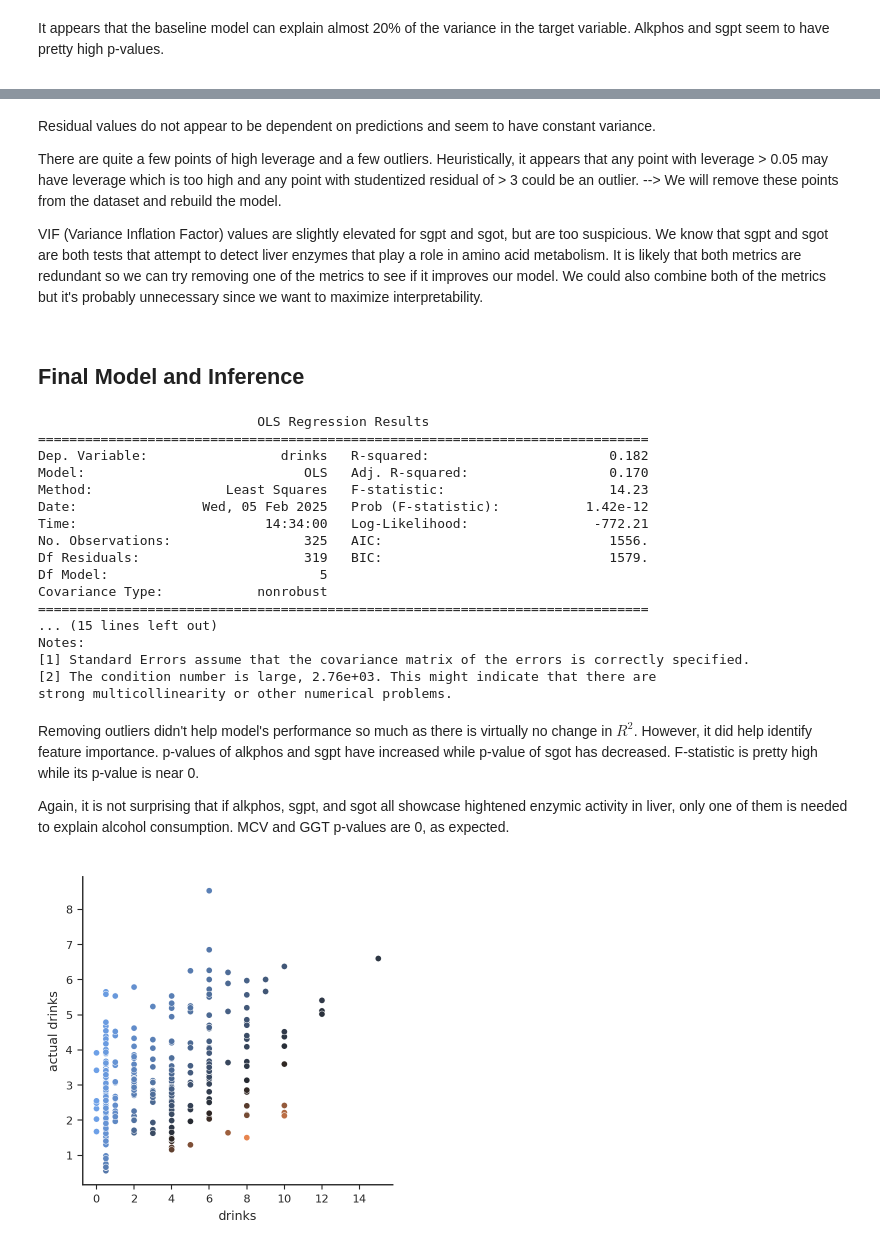
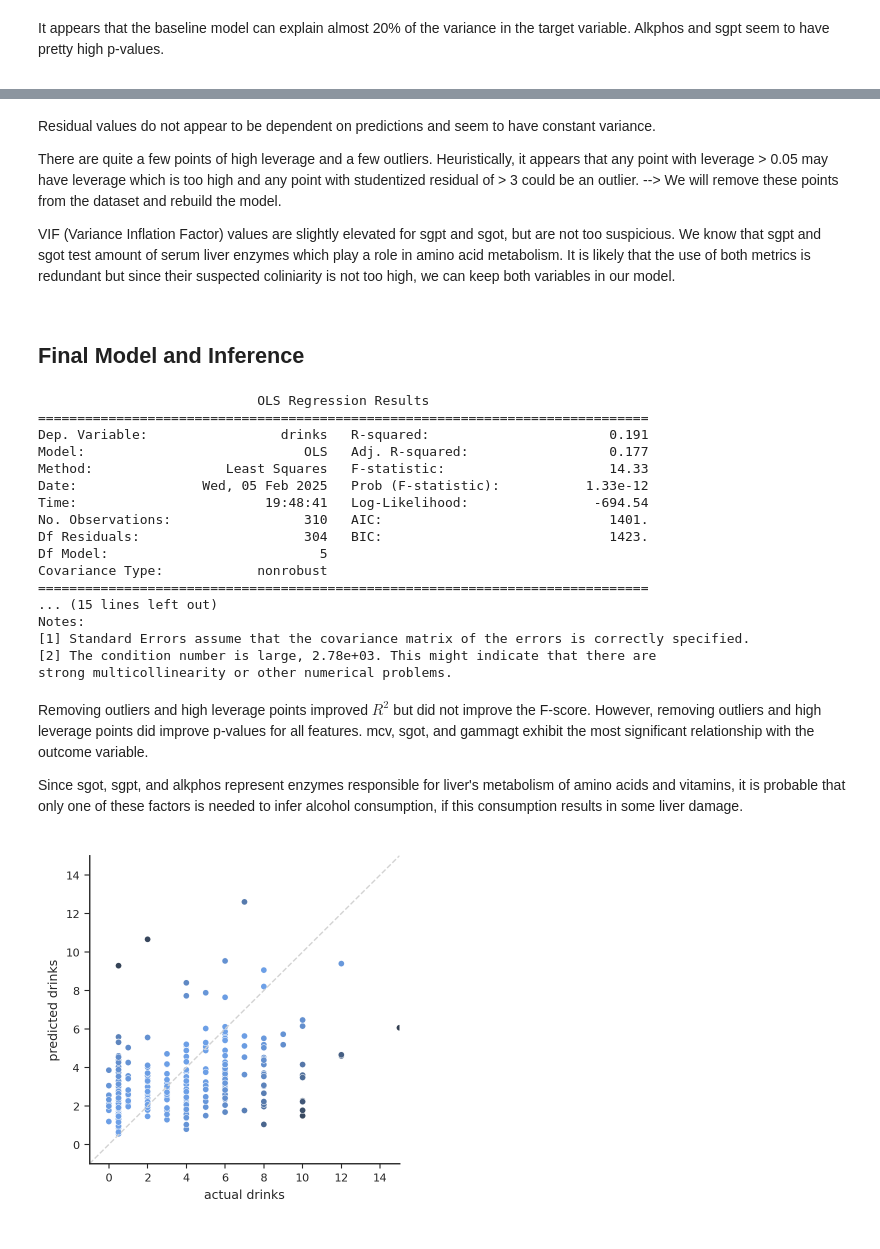
Before and after one commit to viyaleta/Biomedical-Data-Science, a Jupyter notebook: Tutorials/Linear Regression/Liver Disease/Linear Regression Tutorial - Liver Disease.ipynb, the cells around one changed output, grey strips where cells are left out. Saved outputs shown, nothing was run; the diff lists cells and outputs as text; code cells hidden in the pictures.

```diff
--- a/Tutorials/Linear Regression/Liver Disease/Linear Regression Tutorial - Liver Disease.ipynb
+++ b/Tutorials/Linear Regression/Liver Disease/Linear Regression Tutorial - Liver Disease.ipynb
@@ -269,7 +269,7 @@ sns.scatterplot(x=predictions, y=residuals, ax=axes[0], s=10)
 axes[0].set_xlabel('predictions')
 axes[0].set_ylabel('residuals')
 
-extreme_values_indexes = (leverage>0.05) | (np.abs(studentized_residuals)>3)
+extreme_values_indexes = (leverage>0.04) | (np.abs(studentized_residuals)>2)
 sns.scatterplot(x=leverage, y=studentized_residuals, hue=extreme_values_indexes, ax=axes[1], s=10)
 axes[1].set_xlabel('leverage')
 axes[1].set_ylabel('studentized_residuals')
@@ -290,7 +290,7 @@ Residual values do not appear to be dependent on predictions and seem to have co
 
 There are quite a few points of high leverage and a few outliers. Heuristically, it appears that any point with leverage > 0.05 may have leverage which is too high and any point with studentized residual of > 3 could be an outlier. --> We will remove these points from the dataset and rebuild the model.
 
-VIF (Variance Inflation Factor) values are slightly elevated for sgpt and sgot, but are too suspicious. We know that sgpt and sgot are both tests that attempt to detect liver enzymes that play a role in amino acid metabolism. It is likely that both metrics are redundant so we can try removing one of the metrics to see if it improves our model. We could also combine both of the metrics but it's probably unnecessary since we want to maximize interpretability.
+VIF (Variance Inflation Factor) values are slightly elevated for sgpt and sgot, but are not too suspicious. We know that sgpt and sgot test amount of serum liver enzymes which play a role in amino acid metabolism. It is likely that the use of both metrics is redundant but since their suspected coliniarity is not too high, we can keep both variables in our model.
 
 </div>
 # %% [markdown]
@@ -301,44 +301,47 @@ X_new = X[~extreme_values_indexes]
 target_new = target[~extreme_values_indexes]
 
 results = sm.OLS(target_new, X_new).fit()
-predictions = results.predict(X_new)
+predictions = results.predict(X)
 print(results.summary())
 # %% [output]
                             OLS Regression Results
 ==============================================================================
-Dep. Variable:                 drinks   R-squared:                       0.182
-Model:                            OLS   Adj. R-squared:                  0.170
-Method:                 Least Squares   F-statistic:                     14.23
-Date:                Wed, 05 Feb 2025   Prob (F-statistic):           1.42e-12
-Time:                        14:34:00   Log-Likelihood:                -772.21
-No. Observations:                 325   AIC:                             1556.
-Df Residuals:                     319   BIC:                             1579.
+Dep. Variable:                 drinks   R-squared:                       0.191
+Model:                            OLS   Adj. R-squared:                  0.177
+Method:                 Least Squares   F-statistic:                     14.33
+Date:                Wed, 05 Feb 2025   Prob (F-statistic):           1.33e-12
+Time:                        19:48:41   Log-Likelihood:                -694.54
+No. Observations:                 310   AIC:                             1401.
+Df Residuals:                     304   BIC:                             1423.
 Df Model:                           5
 Covariance Type:            nonrobust
 ==============================================================================
 ... (15 lines left out)
 Notes:
 [1] Standard Errors assume that the covariance matrix of the errors is correctly specified.
-[2] The condition number is large, 2.76e+03. This might indicate that there are
+[2] The condition number is large, 2.78e+03. This might indicate that there are
 strong multicollinearity or other numerical problems.
 # %% [markdown]
 <div class="summary">
 
-Removing outliers didn't help model's performance so much as there is virtually no change in $R^2$. However, it did help identify feature importance. p-values of alkphos and sgpt have increased while p-value of sgot has decreased. F-statistic is pretty high while its p-value is near 0.
+Removing outliers and high leverage points improved $R^2$ but did not improve the F-score. However, removing outliers and high leverage points did improve p-values for all features. mcv, sgot, and gammagt exhibit the most significant relationship with the outcome variable.
 
-Again, it is not surprising that if alkphos, sgpt, and sgot all showcase hightened enzymic activity in liver, only one of them is needed to explain alcohol consumption. MCV and GGT p-values are 0, as expected.
+Since sgot, sgpt, and alkphos represent enzymes responsible for liver's metabolism of amino acids and vitamins, it is probable that only one of these factors is needed to infer alcohol consumption, if this consumption results in some liver damage.
 
 </div>
 # %%
-sns.scatterplot(x=target_new, y=predictions, hue=target_new/predictions-1,
+sns.scatterplot(x=target, y=predictions, hue=np.square(target - predictions),
                 palette=sns.diverging_palette(250, 30, l=65, center="dark", as_cmap=True),
                 s=20)
+sns.lineplot(x=np.linspace(-1, 15, 16), y=np.linspace(-1, 15, 16), lw=1, linestyle='--', color='lightgray')
 plt.ylabel('predicted drinks')
-plt.ylabel('actual drinks')
+plt.xlabel('actual drinks')
+plt.ylim(-1, 15)
+plt.xlim(-1, 15)
 plt.legend().set_visible(False)
 plt.show()
 # %% [output]
-[figure, old version]
+[figure, new version]
 # %% [markdown]
 <div class="summary">
 
```
Also changed, not shown: parts of 6 cells of this notebook.
